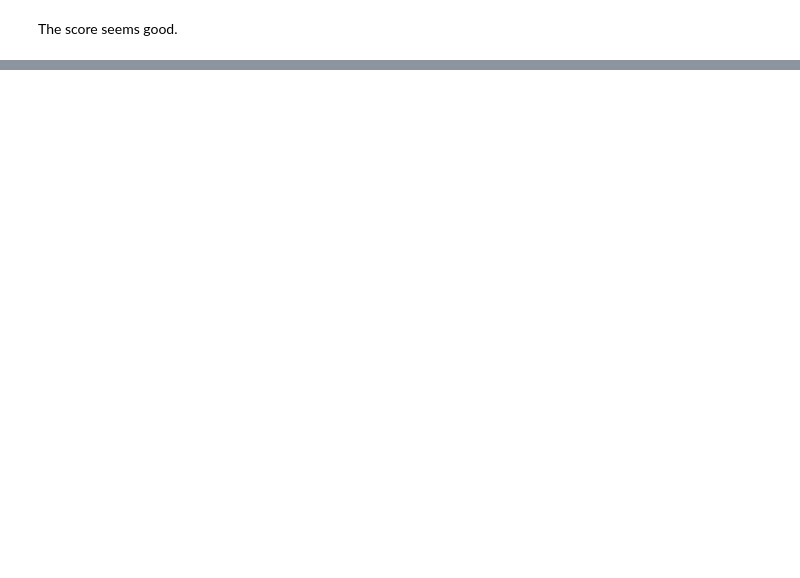
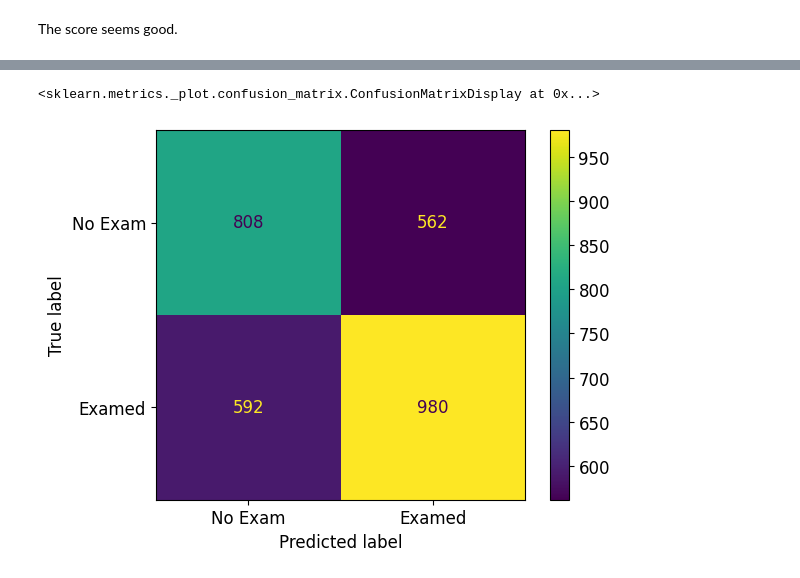
Before and after one commit to Aizenz/GroupProjectBAIT509, a Jupyter notebook: main_test.ipynb, the cells around one changed output, grey strips where cells are left out. Drawn from its saved outputs; the diff is of its cells as text; code cells hidden in the pictures; blank space fills up the shorter version.

```diff
--- a/main_test.ipynb
+++ b/main_test.ipynb
@@ -696,0 +714,7 @@ from sklearn.metrics import classification_report
+# %%
+cm = confusion_matrix(y_test, tree_opt.best_estimator_.predict(X_test))
+plt.rc('font', size=12) # bigger font sizes
+ConfusionMatrixDisplay(cm, display_labels=["No Exam", "Examed"]).plot()
+# %% [output]
+<sklearn.metrics._plot.confusion_matrix.ConfusionMatrixDisplay at 0x...>
+[figure, added]
```
Also changed, not shown: parts of 28 cells of this notebook.
